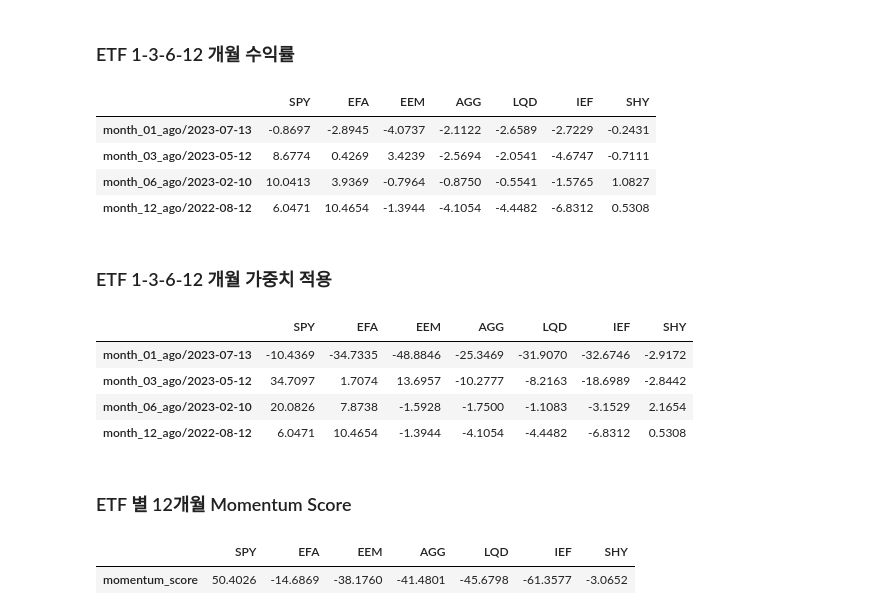
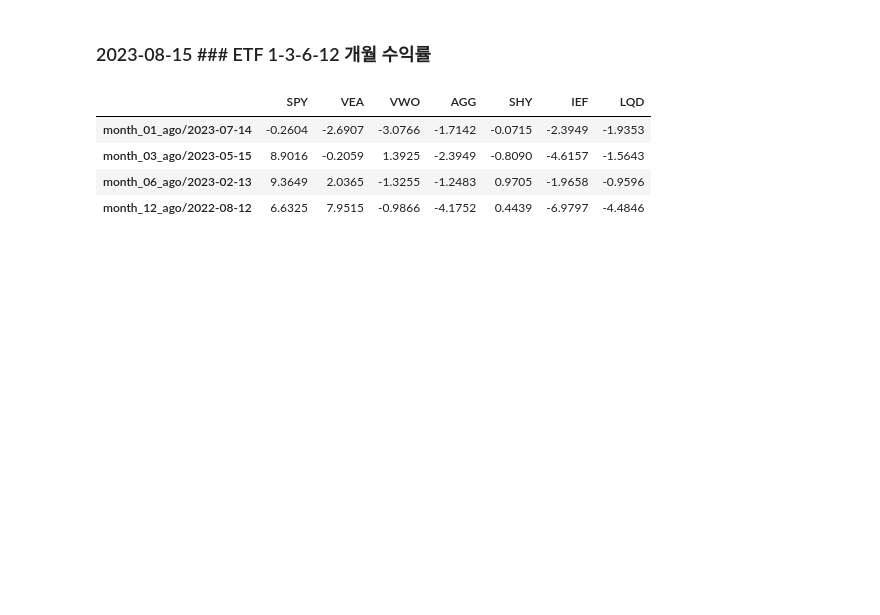
Before and after one commit to jongkwangyun/quant, a Jupyter notebook: VAA_aggresive.ipynb, the cells around one changed output. Cells and saved outputs as stored; diff of their text form; code cells hidden in the pictures; blank space fills up the shorter version.

```diff
--- a/VAA_aggresive.ipynb
+++ b/VAA_aggresive.ipynb
@@ -49,6 +20,7 @@ import csv
 pd.options.display.float_format = '{:.4f}'.format
 pd.set_option('display.max_columns', None)
 
+# ETF 가격 지정된 기간에서 가져와서 DataFrame에 담기
 def get_price_data(x, start_date, end_date):
   df_price = pd.DataFrame(columns=x)
   for ticker in x:
@@ -68,8 +40,9 @@ month_06_ago_workday = pd.Timestamp(us_calendar.previous_open(today - timedelta(
 month_12_ago_workday = pd.Timestamp(us_calendar.previous_open(today - timedelta(days=365)).date())
 
 # 전략에 사용할 ETF 명 리스트에 담기
-VAA_agg = ['SPY', 'EFA', 'EEM', 'AGG', 'LQD', 'IEF', 'SHY']
+VAA_agg = ['SPY', 'VEA', 'VWO', 'AGG', 'SHY', 'IEF', 'LQD']
 
+# ETF 가격 추출
 df_VAA_agg = get_price_data(VAA_agg, month_12_ago_workday, today).sort_index(ascending=False)
 display(df_VAA_agg)
 # %% [output]
@@ -97,4 +70,5 @@ display(df_VAA_agg)
 # %%
+# 모멘텀스코어 계산할 오늘-1-3-6-12개월 날짜 저장
 ago_name = ['today', 'month_01_ago', 'month_03_ago', 'month_06_ago', 'month_12_ago']
 ago_date = [today_workday.date(), \
             month_01_ago_workday.date(), \
@@ -102,8 +76,10 @@ ago_date = [today_workday.date(), \
             month_06_ago_workday.date(), \
             month_12_ago_workday.date()]
 
+# '개월 전/날짜' 형식으로 텍스트 저장
 ago = [f'{a}/{d}' for a, d in zip(ago_name, ago_date)]
 
+# ETF의 날짜별 데이터 담기
 etf_data = {}
 
 for i in range(7):
@@ -113,9 +89,14 @@ for i in range(7):
                           df_VAA_agg.loc[month_06_ago_workday, VAA_agg[i]], \
                           df_VAA_agg.loc[month_12_ago_workday, VAA_agg[i]]]
 
+# 오늘 날짜 string에 저장
+str_today = today.strftime('### %Y-%m-%d ')
+
+
 ## DataFrame 만들기: 1-3-6-12 개월 etf 가격
 df_etf_price = pd.DataFrame(etf_data, columns=VAA_agg, index=ago)
-str_etf_price = "### ETF 가격 현재-1-3-6-12 개월"
+str_etf_price = str_today + "### ETF 가격 현재-1-3-6-12 개월"
+
 display(Markdown(str_etf_price))
 display(df_etf_price)
 
@@ -141,75 +122,36 @@ with open(output_path + filename, 'w') as f:
 # %%
 etf_momentum_score = []
 etf_ror_data = []
 
 ## DataFrame 만들기: 수익률
 for etf_name in VAA_agg:
   etf_today_price = df_etf_price.loc[ago[0], etf_name]
   etf_momentum_score.append((12 * (etf_today_price/df_etf_price.loc[ago[1], etf_name] - 1) * 100) + \
                             (4 * (etf_today_price/df_etf_price.loc[ago[2], etf_name] - 1) * 100) + \
                             (2 * (etf_today_price/df_etf_price.loc[ago[3], etf_name] - 1) * 100) + \
                             (1 * (etf_today_price/df_etf_price.loc[ago[4], etf_name] - 1) * 100))
 
   etf_ror_data.append([(etf_today_price/df_etf_price.loc[ago[1], etf_name] - 1) * 100, \
                        (etf_today_price/df_etf_price.loc[ago[2], etf_name] - 1) * 100, \
                        (etf_today_price/df_etf_price.loc[ago[3], etf_name] - 1) * 100, \
                        (etf_today_price/df_etf_price.loc[ago[4], etf_name] - 1) * 100])
 
 df_etf_ror = pd.DataFrame(etf_ror_data, columns=ago[1:], index=VAA_agg).transpose()
 
-str_etf_ror = "### ETF 1-3-6-12 개월 수익률"
+str_etf_ror = str_today + "### ETF 1-3-6-12 개월 수익률"
 display(Markdown(str_etf_ror))
 display(df_etf_ror)
 
 # csv에 제목 및 DataFrame 추가
-with open(filename, 'a') as f:
+with open(output_path + filename, 'a') as f:
   f.write('\n')
   f.write(f'{str_etf_ror}\n')
   df_etf_ror.to_csv(f, index=True)
   # df_etf_ror.to_csv(filename, mode='a', header=True, index=True)
-
-
-## DataFrame 만들기: 수익률 가중치
-df_etf_ror_weight = df_etf_ror
-df_etf_ror_weight = df_etf_ror_weight.apply(lambda row: row * 12 if row.name == ago[1] else row, axis=1)
-df_etf_ror_weight = df_etf_ror_weight.apply(lambda row: row * 4 if row.name == ago[2] else row, axis=1)
-df_etf_ror_weight = df_etf_ror_weight.apply(lambda row: row * 2 if row.name == ago[3] else row, axis=1)
-
-str_etf_ror_weight = "### ETF 1-3-6-12 개월 가중치 적용"
-display(Markdown(str_etf_ror_weight))
-display(df_etf_ror_weight)
-
-# csv에 제목 및 DataFrame 추가
-with open(filename, 'a') as f:
-  f.write('\n')
-  f.write(f'{str_etf_ror_weight}\n')
-  df_etf_ror_weight.to_csv(f, index=True)
-
-## DataFrame 만들기: 모멘텀
-df_etf_momentum_score = pd.DataFrame(etf_momentum_score, columns=['momentum_score'], index=VAA_agg).transpose()
-
-str_etf_momentum_score = "### ETF 별 12개월 Momentum Score"
-display(Markdown(str_etf_momentum_score))
-display(df_etf_momentum_score)
-
-# csv에 제목 및 DataFrame 추가
-with open(filename, 'a') as f:
-  f.write('\n')
-  f.write(f'{str_etf_momentum_score}\n')
-  df_etf_momentum_score.to_csv(f, index=True)
 # %% [output]
-### ETF 1-3-6-12 개월 수익률
+### 2023-08-15 ### ETF 1-3-6-12 개월 수익률
-|  | SPY | EFA | EEM | AGG | LQD | IEF | SHY |
-| month_01_ago/2023-07-13 | -0.8697 | -2.8945 | -4.0737 | -2.1122 | -2.6589 | -2.7229 | -0.2431 |
-| month_03_ago/2023-05-12 | 8.6774 | 0.4269 | 3.4239 | -2.5694 | -2.0541 | -4.6747 | -0.7111 |
-| month_06_ago/2023-02-10 | 10.0413 | 3.9369 | -0.7964 | -0.8750 | -0.5541 | -1.5765 | 1.0827 |
-| month_12_ago/2022-08-12 | 6.0471 | 10.4654 | -1.3944 | -4.1054 | -4.4482 | -6.8312 | 0.5308 |
+|  | SPY | VEA | VWO | AGG | SHY | IEF | LQD |
+| month_01_ago/2023-07-14 | -0.2604 | -2.6907 | -3.0766 | -1.7142 | -0.0715 | -2.3949 | -1.9353 |
+| month_03_ago/2023-05-15 | 8.9016 | -0.2059 | 1.3925 | -2.3949 | -0.8090 | -4.6157 | -1.5643 |
+| month_06_ago/2023-02-13 | 9.3649 | 2.0365 | -1.3255 | -1.2483 | 0.9705 | -1.9658 | -0.9596 |
+| month_12_ago/2022-08-12 | 6.6325 | 7.9515 | -0.9866 | -4.1752 | 0.4439 | -6.9797 | -4.4846 |
-### ETF 1-3-6-12 개월 가중치 적용
-|  | SPY | EFA | EEM | AGG | LQD | IEF | SHY |
-| month_01_ago/2023-07-13 | -10.4369 | -34.7335 | -48.8846 | -25.3469 | -31.9070 | -32.6746 | -2.9172 |
-| month_03_ago/2023-05-12 | 34.7097 | 1.7074 | 13.6957 | -10.2777 | -8.2163 | -18.6989 | -2.8442 |
-| month_06_ago/2023-02-10 | 20.0826 | 7.8738 | -1.5928 | -1.7500 | -1.1083 | -3.1529 | 2.1654 |
-| month_12_ago/2022-08-12 | 6.0471 | 10.4654 | -1.3944 | -4.1054 | -4.4482 | -6.8312 | 0.5308 |
-### ETF 별 12개월 Momentum Score
-|  | SPY | EFA | EEM | AGG | LQD | IEF | SHY |
-| momentum_score | 50.4026 | -14.6869 | -38.1760 | -41.4801 | -45.6798 | -61.3577 | -3.0652 |
```
Also changed, not shown: parts of 9 cells of this notebook.
